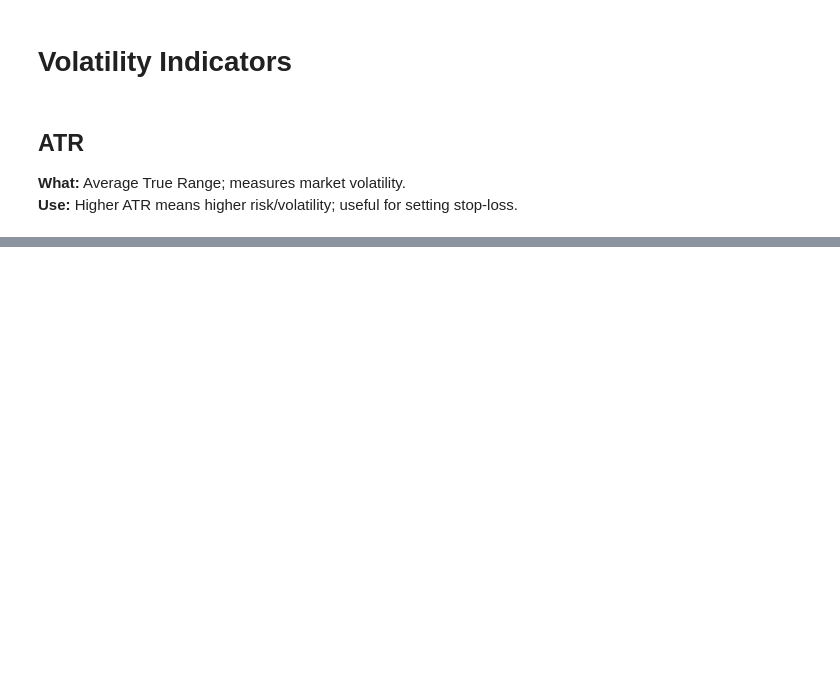
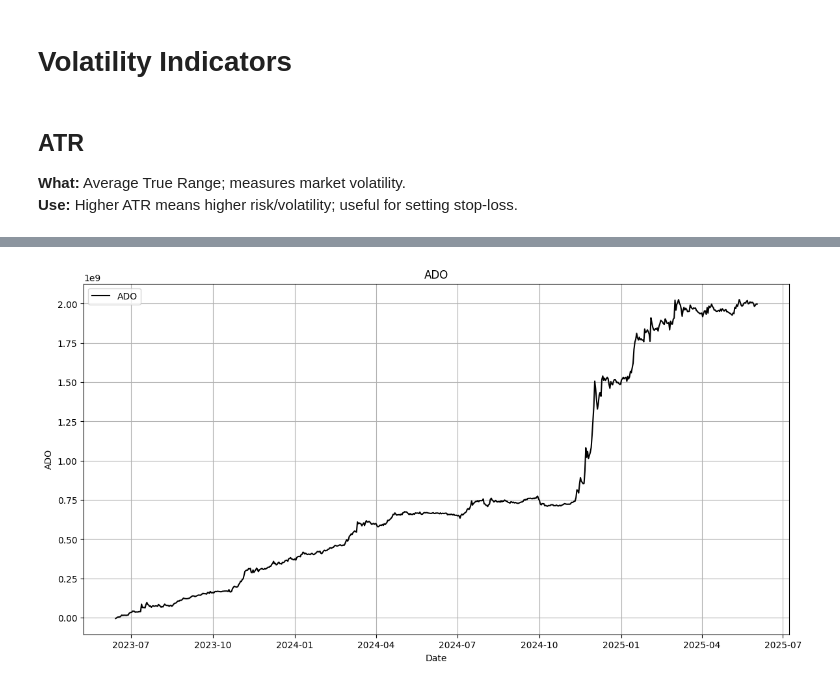
Before and after one commit to Ahkylez/Crypto-Indicators, a Jupyter notebook: crypto_indicators.ipynb, the cells around one changed output, grey strips where cells are left out. Drawn from its saved outputs; the diff is of its cells as text; code cells hidden in the pictures; blank space fills up the shorter version.

```diff
--- a/crypto_indicators.ipynb
+++ b/crypto_indicators.ipynb
@@ -203,0 +219,11 @@ plt.ylabel('')
+# %%
+plt.figure(figsize=(14,7))
+plt.plot(df.index, df['AD'], label='ADO', color='black')
+plt.title('ADO')
+plt.xlabel('Date')
+plt.ylabel('ADO')
+plt.legend()
+plt.grid(True)
+plt.show()
+# %% [output]
+[figure, added]
```
Also changed, not shown: parts of 11 cells of this notebook.
